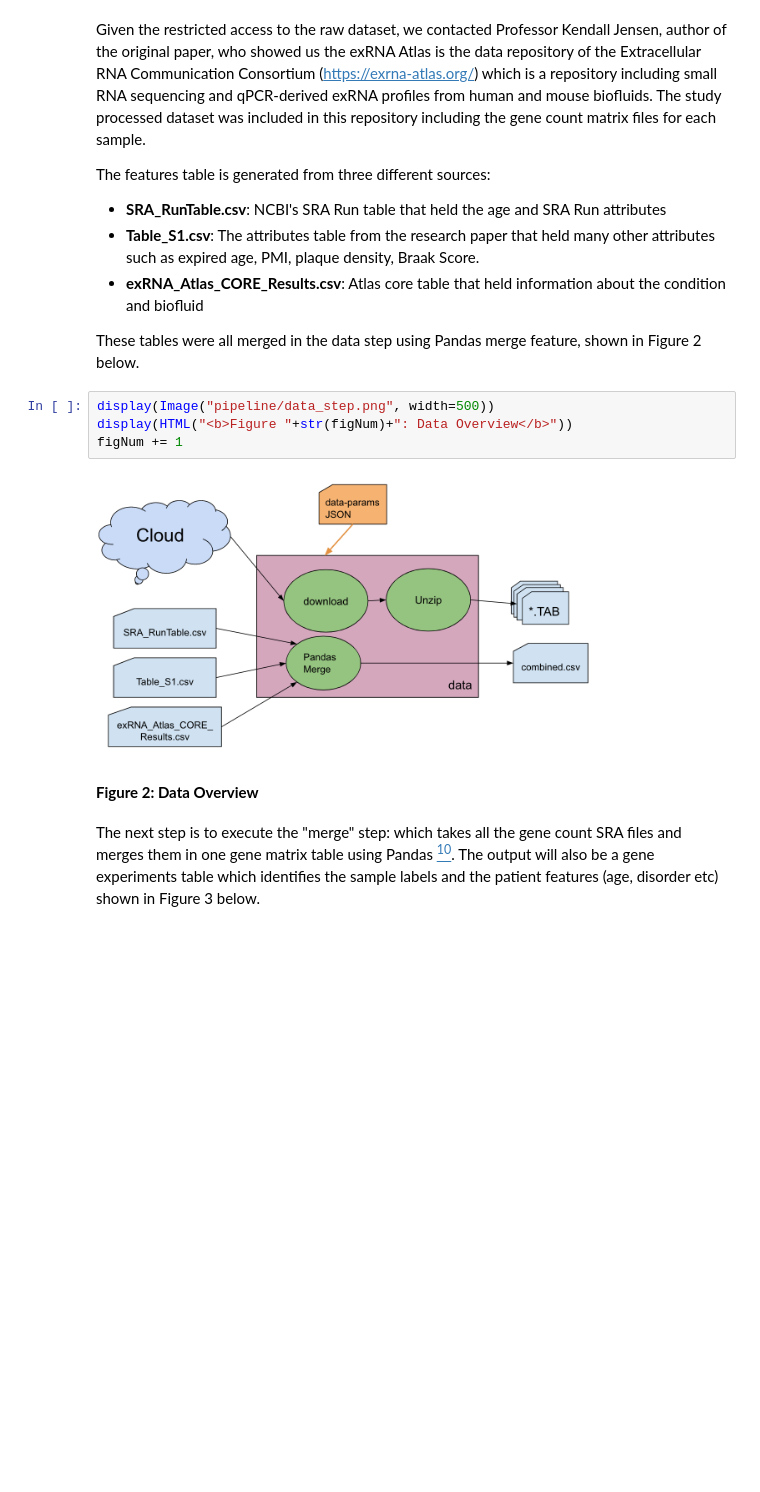
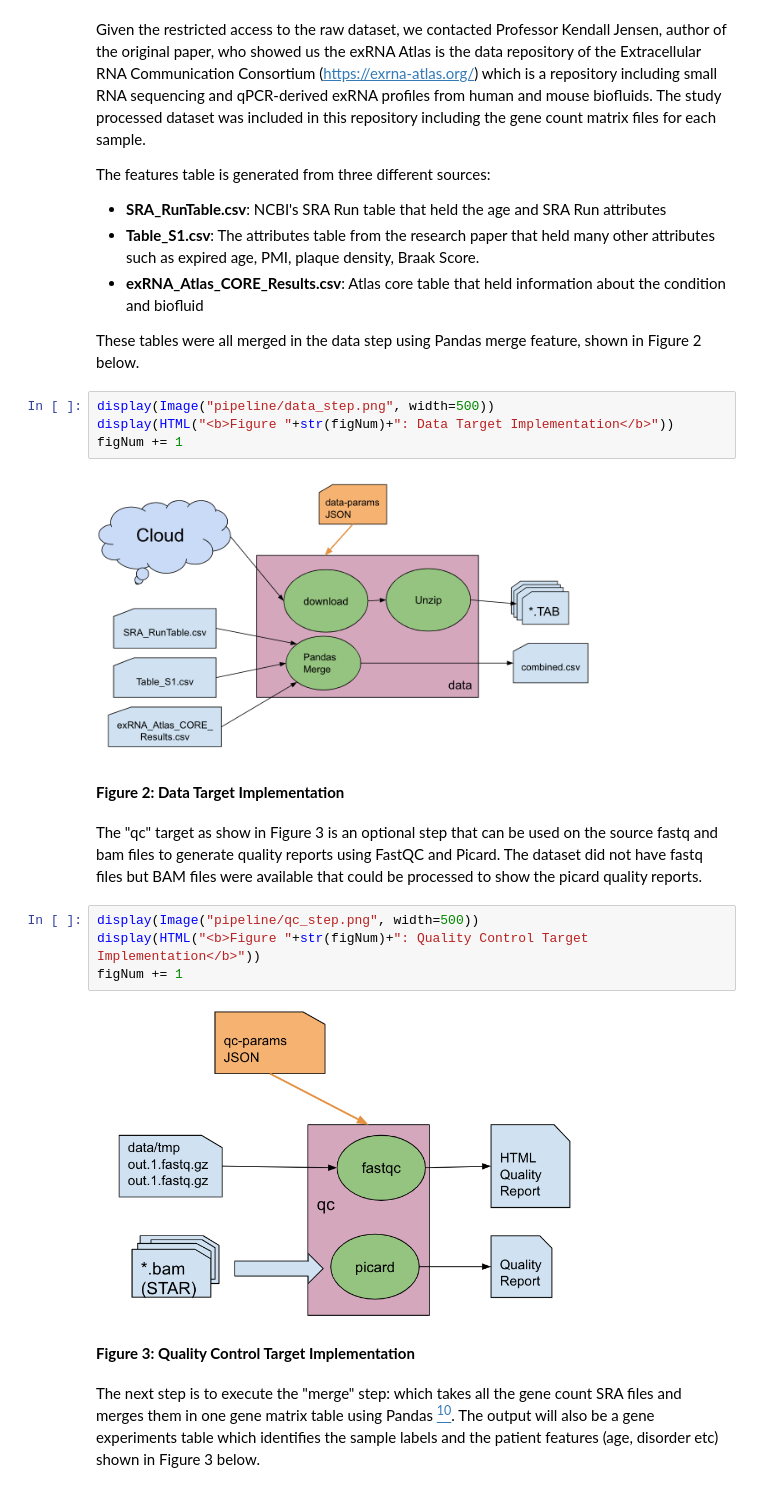
Before and after one commit to sksamra/DSC180B_B04_Capstone, a Jupyter notebook: notebooks/report.ipynb, the cells around one changed output. Cells and saved outputs as stored; diff of their text form; blank space fills up the shorter version.

```diff
--- a/notebooks/report.ipynb
+++ b/notebooks/report.ipynb
@@ -78,11 +78,20 @@ The features table is generated from three different sources:
 These tables were all merged in the data step using Pandas merge feature, shown in Figure 2 below.
 # %%
 display(Image("pipeline/data_step.png", width=500))
-display(HTML("<b>Figure "+str(figNum)+": Data Overview</b>"))
+display(HTML("<b>Figure "+str(figNum)+": Data Target Implementation</b>"))
 figNum += 1
 # %% [output]
 [figure]
-Figure 2: Data Overview
+Figure 2: Data Target Implementation
+# %% [markdown]
+The "qc" target as show in Figure 3 is an optional step that can be used on the source fastq and bam files to generate quality reports using FastQC and Picard. The dataset did not have fastq files but BAM files were available that could be processed to show the picard quality reports.
+# %%
+display(Image("pipeline/qc_step.png", width=500))
+display(HTML("<b>Figure "+str(figNum)+": Quality Control Target Implementation</b>"))
+figNum += 1
+# %% [output]
+[figure, added]
+Figure 3: Quality Control Target Implementation
 # %% [markdown]
 The next step is to execute the "merge" step: which takes all the gene count SRA files and merges them in one gene matrix table using Pandas [<sup>10</sup>](#fn10). The output will also be a gene experiments table which identifies the sample labels and the patient features (age, disorder etc) shown in Figure 3 below.
 # %%
```
Also changed, not shown: parts of 35 cells of this notebook, 1 other file.
